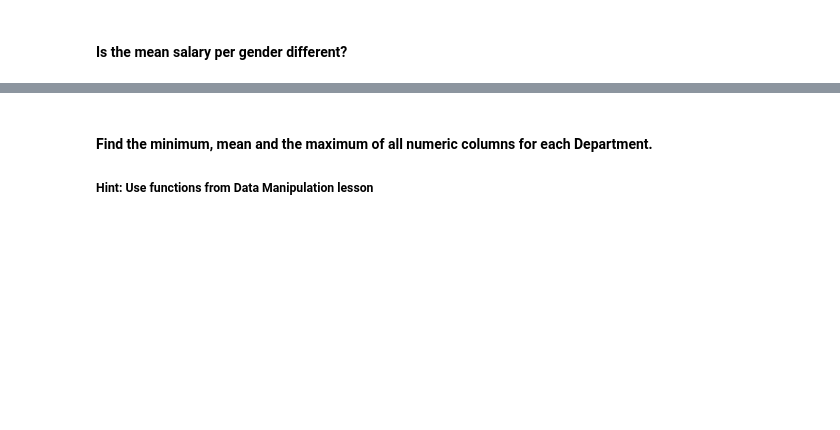
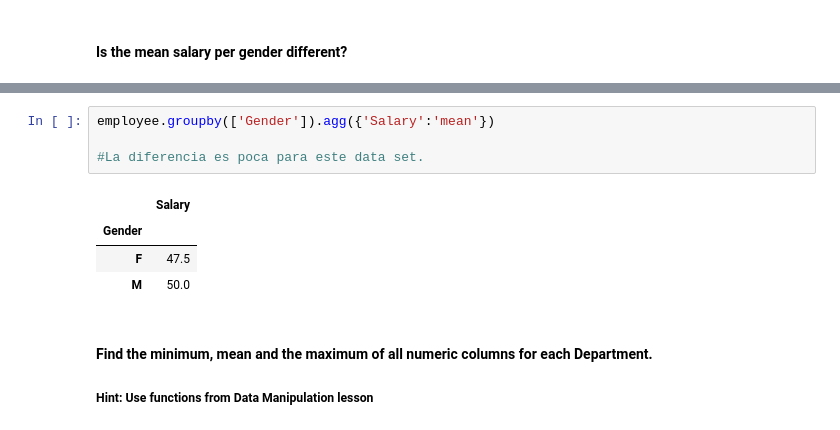
Before and after one commit to luisferlc/datamex1019, a Jupyter notebook: module-2/lab-subsetting-and-descriptive-stats/your-code/main.ipynb, the cells around one changed output, grey strips where cells are left out. Drawn from its saved outputs; the diff is of its cells as text; blank space fills up the shorter version.

```diff
--- a/module-2/lab-subsetting-and-descriptive-stats/your-code/main.ipynb
+++ b/module-2/lab-subsetting-and-descriptive-stats/your-code/main.ipynb
@@ -250,3 +262,12 @@ employee.groupby(['Name', 'Years']).agg({'Years':'mean'})
+# %%
+employee.groupby(['Gender']).agg({'Salary':'mean'})
+
+#La diferencia es poca para este data set.
+# %% [output]
+|  | Salary |
+| Gender |  |
+| F | 47.5 |
+| M | 50.0 |
 # %% [markdown]
 #### Find the minimum, mean and the maximum of all numeric columns for each Department.
 
```
Also changed, not shown: parts of 12 cells of this notebook.
